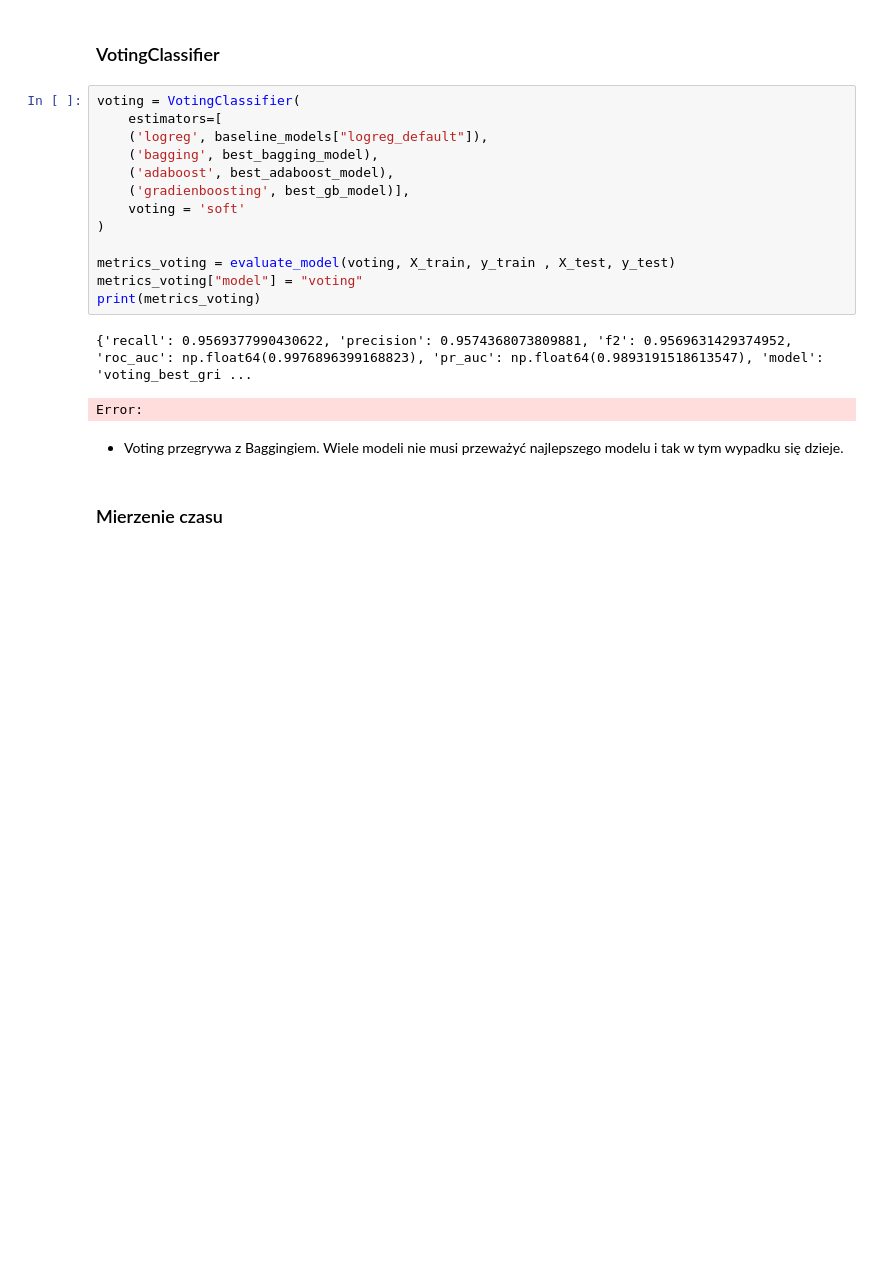
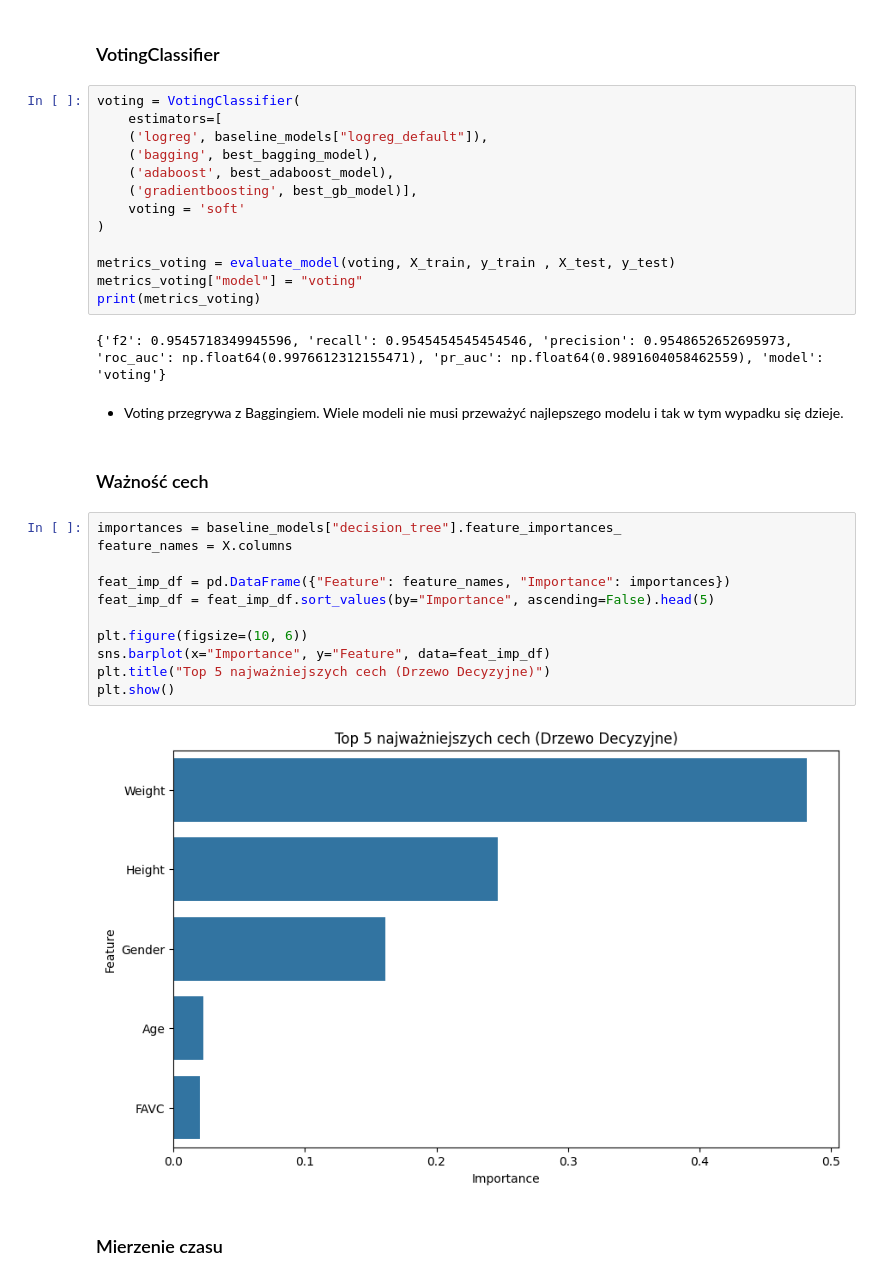
Before and after one commit to Zajecia-na-PWr-LR/lista-5-dawidmuszynski1, a Jupyter notebook: Zad_1.ipynb, the cells around one changed output. Drawn from its saved outputs; the diff is of its cells as text; blank space fills up the shorter version.

```diff
--- a/Zad_1.ipynb
+++ b/Zad_1.ipynb
@@ -352,7 +341,7 @@ voting = VotingClassifier(
     ('logreg', baseline_models["logreg_default"]),
     ('bagging', best_bagging_model),
     ('adaboost', best_adaboost_model),
-    ('gradienboosting', best_gb_model)],
+    ('gradientboosting', best_gb_model)],
     voting = 'soft'
 )
 
@@ -360,10 +349,24 @@ metrics_voting = evaluate_model(voting, X_train, y_train , X_test, y_test)
 metrics_voting["model"] = "voting"
 print(metrics_voting)
 # %% [output]
-{'recall': 0.9569377990430622, 'precision': 0.9574368073809881, 'f2': 0.9569631429374952, 'roc_auc': np.float64(0.9976896399168823), 'pr_auc': np.float64(0.9893191518613547), 'model': 'voting_best_gri ...
+{'f2': 0.9545718349945596, 'recall': 0.9545454545454546, 'precision': 0.9548652652695973, 'roc_auc': np.float64(0.9976612312155471), 'pr_auc': np.float64(0.9891604058462559), 'model': 'voting'}
-Error:
 # %% [markdown]
 - Voting przegrywa z Baggingiem. Wiele modeli nie musi przeważyć najlepszego modelu i tak w tym wypadku się dzieje.
+# %% [markdown]
+### Ważność cech
+# %%
+importances = baseline_models["decision_tree"].feature_importances_
+feature_names = X.columns
+
+feat_imp_df = pd.DataFrame({"Feature": feature_names, "Importance": importances})
+feat_imp_df = feat_imp_df.sort_values(by="Importance", ascending=False).head(5)
+
+plt.figure(figsize=(10, 6))
+sns.barplot(x="Importance", y="Feature", data=feat_imp_df)
+plt.title("Top 5 najważniejszych cech (Drzewo Decyzyjne)")
+plt.show()
+# %% [output]
+[figure, added]
 # %% [markdown]
 ### Mierzenie czasu
 # %%
```
Also changed, not shown: parts of 15 cells of this notebook, 1 other file.
